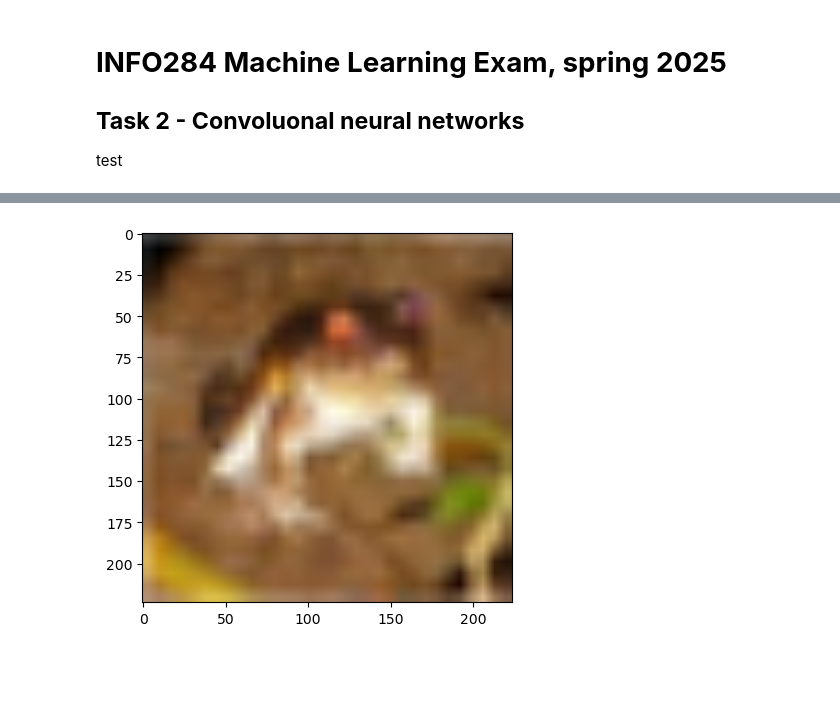
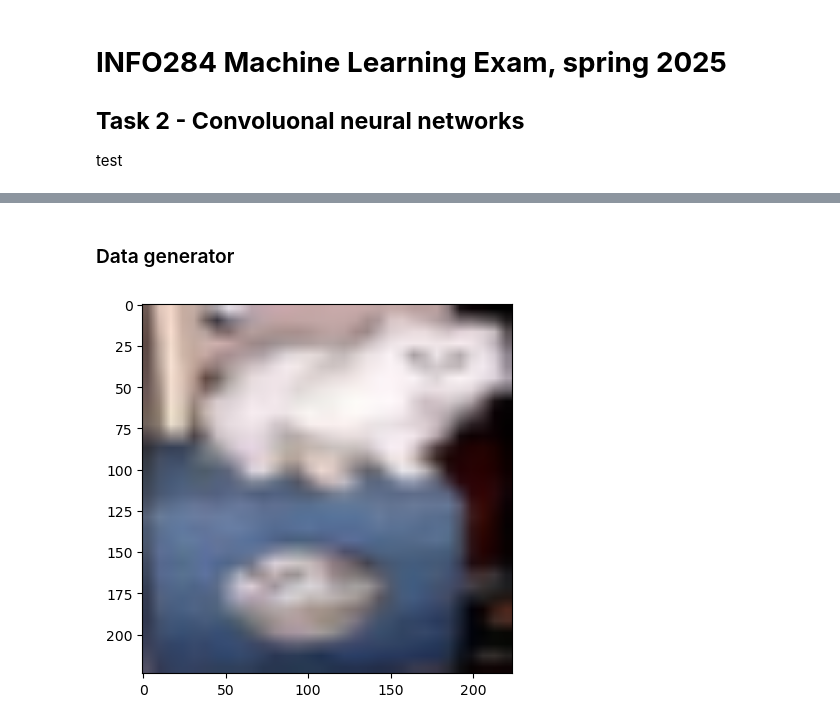
Before and after one commit to ranuru/machine-learning-exam, a Jupyter notebook: task2/notebook.ipynb, the cells around one changed output, grey strips where cells are left out. Drawn from its saved outputs; the diff is of its cells as text; code cells hidden in the pictures; blank space fills up the shorter version.

Commit message:
bigger sample size and sample_batch

```diff
--- a/task2/notebook.ipynb
+++ b/task2/notebook.ipynb
@@ -54,5 +52,7 @@ Downloading data from https://www.cs.toronto.edu/~kriz/cifar-10-python.tar.gz
 Training data shape: (50000, 32, 32, 3)
 Test data shape: (10000, 32, 32, 3)
+# %% [markdown]
+### Data generator
 # %%
 from tensorflow.keras.preprocessing.image import ImageDataGenerator
 import tensorflow as tf
@@ -63,7 +63,7 @@ y_train_binary = tf.keras.utils.to_categorical(y_train, num_classes=10)
 y_test_binary = tf.keras.utils.to_categorical(y_test, num_classes=10)
 
 # Create a function for resizing and normalizing on the fly
-def data_generator(x, y, batch_size=32):
+def data_generator(x, y, batch_size=64):
     while True:
         for i in range(0, len(x), batch_size):
             # Resize each image on-the-fly
@@ -74,7 +74,7 @@ def data_generator(x, y, batch_size=32):
             yield batch_x, batch_y
 
 # Define batch size
-batch_size = 32
+batch_size = 64
 
 # Create the generators
 train_gen = data_generator(x_train, y_train_binary, batch_size)
@@ -82,8 +82,9 @@ test_gen = data_generator(x_test, y_test_binary, batch_size)
 # %%
 import matplotlib.pyplot as plt
 
+sample_batch_x, sample_batch_y = next(train_gen)
 # Get a sample image from the batch
-plt.imshow(sample_batch_x[0])  # Show the first image in the batch
+plt.imshow(sample_batch_x[38])  # Show the first image in the batch
 plt.show()
 # %% [output]
-[figure, old version]
+[figure, new version]
```
Also changed, not shown: parts of 4 cells of this notebook.
